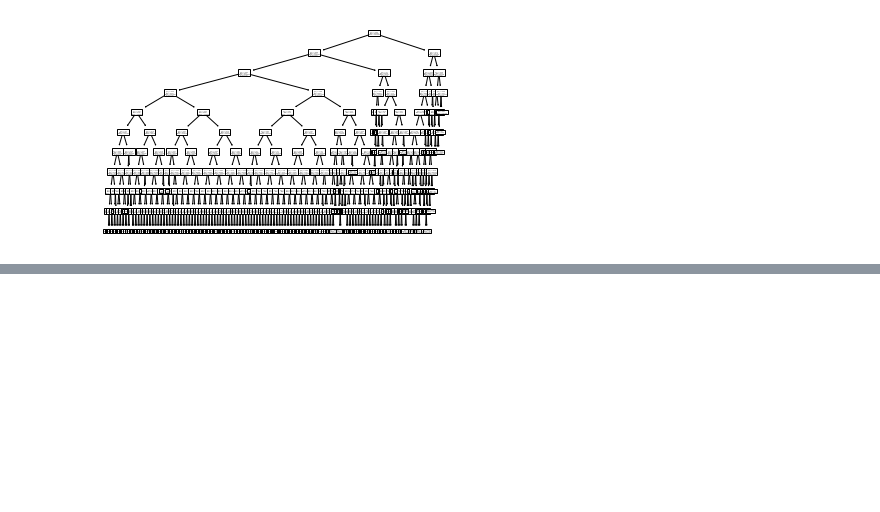
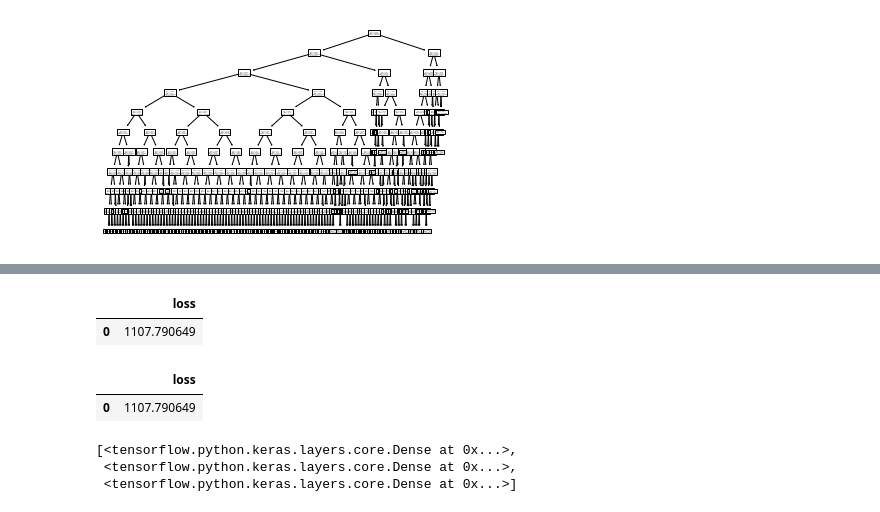
Before and after one commit to defoa2/207_final_project, a Jupyter notebook: project_1_code.ipynb, the cells around one changed output, grey strips where cells are left out. Drawn from its saved outputs; the diff is of its cells as text; code cells hidden in the pictures; blank space fills up the shorter version.

```diff
--- a/project_1_code.ipynb
+++ b/project_1_code.ipynb
@@ -701,6 +757,10 @@ train_sic_im = open_images(train_sic_dates_sorted)
 train_sic_y = sic_output(train_sic_im)
 
 np.save('207_data/saved_data/sic_dat_5000.npy', train_sic_y)
+# %%
+# load full training data set
+train_im_dat = np.load('207_data/saved_data/im_dat_5000.npy')
+train_sic_y = np.load('207_data/saved_data/sic_dat_5000.npy')
 # %%
 # normalize and reshape into flattened numpy
 # each row in data represents one pixel
@@ -786,3 +859,23 @@ tree.plot_tree(tree_mod)
  Text(332.68547368421054, 128.48727272727274, 'mse = 0.0\nsamples = 276508\nvalue = 0.0'),
  Text(334.0951578947369, 128.48727272727274, 'mse = 0.007\nsamples = 21647049\nvalue = 0.0')]
 [figure]
+# %%
+nn_mod = build_ann()
+# %%
+history = nn_mod.fit(
+  x = x_train,
+  y = y_train
+  # validation_split=0.1,  # use 10% of the examples as a validation set
+#   epochs=5,
+#   batch_size=1000,
+  # verbose=0
+  )
+
+# Convert the return value into a DataFrame so we can see the loss after each
+# epoch. The history includes training data loss ('loss') and validation data
+# loss ('val_loss').
+history = pd.DataFrame(history.history)
+display(history)
+
+nn_mod.save_weights('207_data/saved_models/ann_weight_train_5000')
+# %% [output]
@@ -788,0 +883,13 @@ tree.plot_tree(tree_mod)
+|  | loss |
+| 0 | 1107.790649 |
+# %%
+display(history)
+# %% [output]
+|  | loss |
+| 0 | 1107.790649 |
+# %%
+nn_mod.layers
+# %% [output]
+[<tensorflow.python.keras.layers.core.Dense at 0x...>,
+ <tensorflow.python.keras.layers.core.Dense at 0x...>,
+ <tensorflow.python.keras.layers.core.Dense at 0x...>]
```
Also changed, not shown: parts of 14 cells of this notebook.
